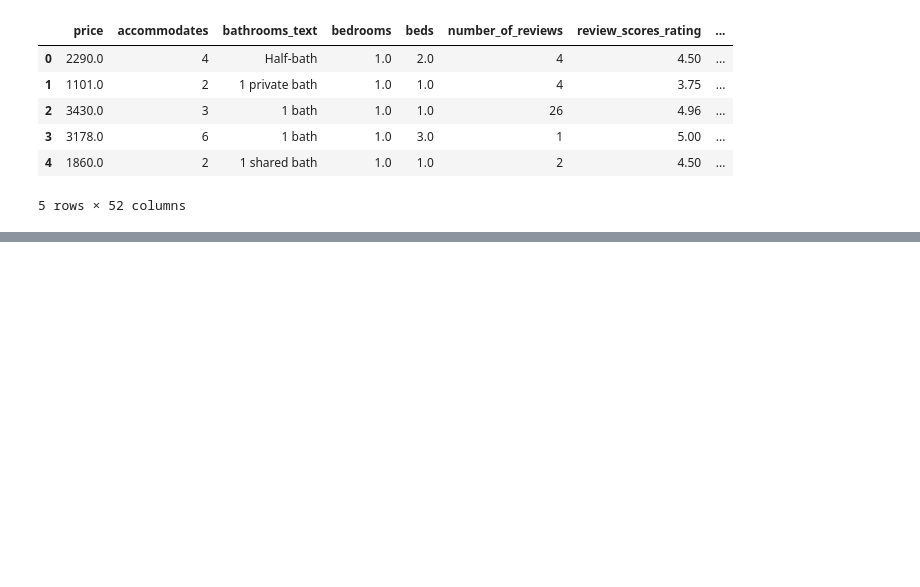
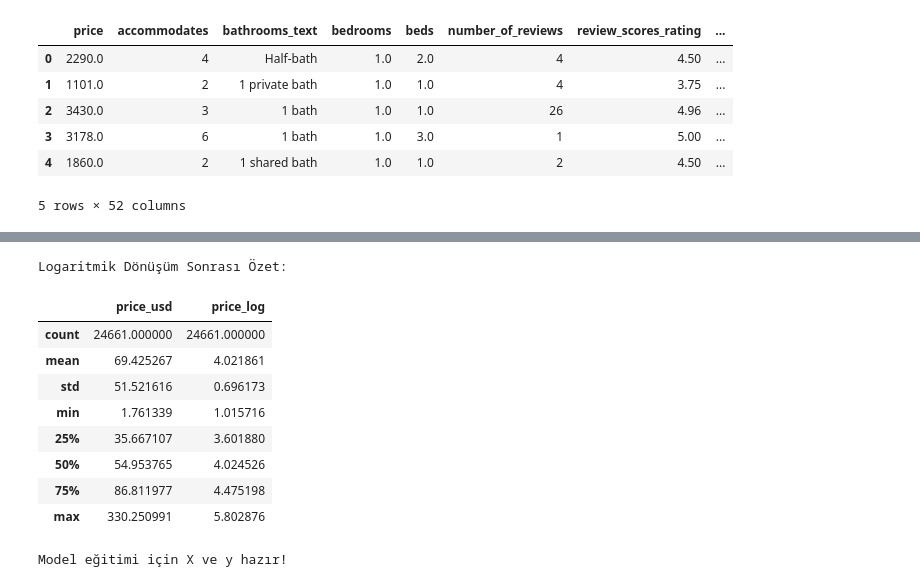
Before and after one commit to suleyolalan/AkilliSehir, a Jupyter notebook: notebooks/dataset_analys.ipynb, the cells around one changed output, grey strips where cells are left out. Saved outputs shown, nothing was run; the diff lists cells and outputs as text; code cells hidden in the pictures; blank space fills up the shorter version.

```diff
--- a/notebooks/dataset_analys.ipynb
+++ b/notebooks/dataset_analys.ipynb
@@ -153,0 +218,29 @@ Encoding sonrası yeni sütun sayısı: 52
+# %%
+import numpy as np
+
+# 1. USD fiyatın logaritmasını alalım
+# 'price_usd' sütununu logaritmik 'price_log' sütununa çeviriyoruz
+df_model['price_log'] = np.log1p(df_model['price_usd'])
+
+# 2. Farkı görmek için istatistiklere bakalım
+print("Logaritmik Dönüşüm Sonrası Özet:")
+display(df_model[['price_usd', 'price_log']].describe())
+
+# 3. Artık hedef değişkenimiz (y) price_log olacak
+# Orijinal price_usd'yi modelden düşürelim ki model cevabı kopya çekmesin :)
+X = df_model.drop(columns=['price_usd', 'price_log'])
+y = df_model['price_log']
+
+print("\nModel eğitimi için X ve y hazır!")
+# %% [output]
+Logaritmik Dönüşüm Sonrası Özet:
+|  | price_usd | price_log |
+| count | 24661.000000 | 24661.000000 |
+| mean | 69.425267 | 4.021861 |
+| std | 51.521616 | 0.696173 |
+| min | 1.761339 | 1.015716 |
+| 25% | 35.667107 | 3.601880 |
+| 50% | 54.953765 | 4.024526 |
+| 75% | 86.811977 | 4.475198 |
+| max | 330.250991 | 5.802876 |
+Model eğitimi için X ve y hazır!
```
Also changed, not shown: parts of 15 cells of this notebook.
